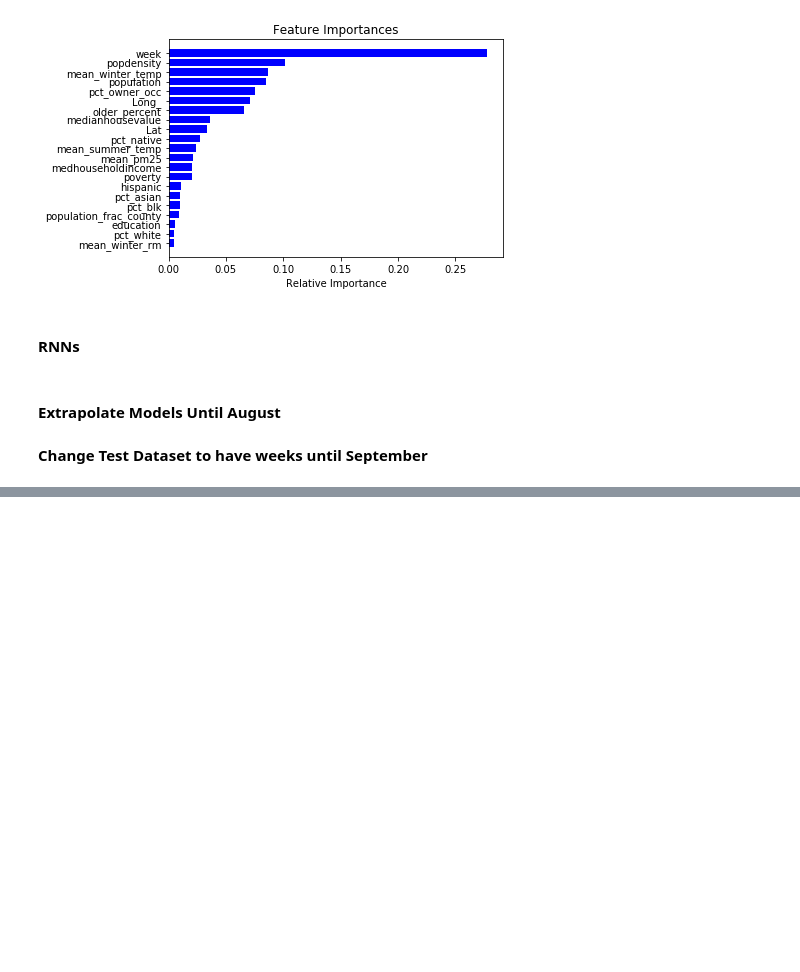
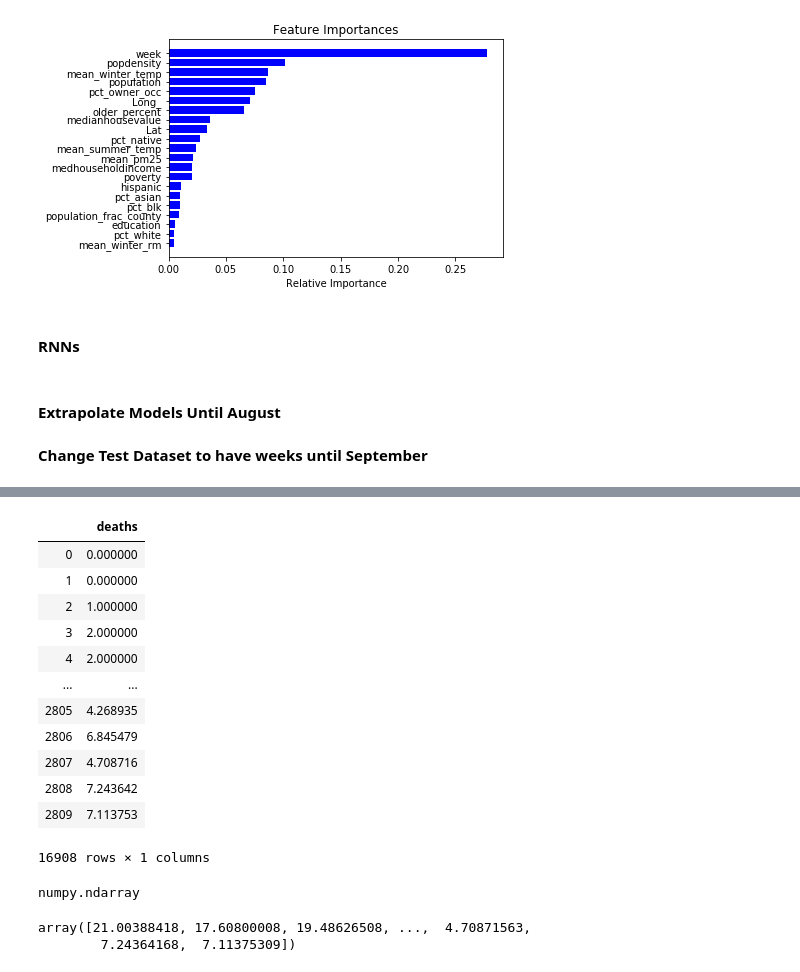
Before and after one commit to CS109b-Team37/Pollution-Prediction, a Jupyter notebook: analyses/prediction_models_ee.ipynb, the cells around one changed output, grey strips where cells are left out. Saved outputs shown, nothing was run; the diff lists cells and outputs as text; code cells hidden in the pictures; blank space fills up the shorter version.

```diff
--- a/analyses/prediction_models_ee.ipynb
+++ b/analyses/prediction_models_ee.ipynb
@@ -382,0 +456,25 @@ extrapolation_df['week']=range(18,41)
+# %%
+y_train_simple.append(mydf)
+# %% [output]
+|  | deaths |
+| 0 | 0.000000 |
+| 1 | 0.000000 |
+| 2 | 1.000000 |
+| 3 | 2.000000 |
+| 4 | 2.000000 |
+| ... | ... |
+| 2805 | 4.268935 |
+| 2806 | 6.845479 |
+| 2807 | 4.708716 |
+| 2808 | 7.243642 |
+| 2809 | 7.113753 |
+16908 rows × 1 columns
+# %%
+type(temp_y_preds)
+# %% [output]
+numpy.ndarray
+# %%
+temp_y_preds.reshape(-1)
+# %% [output]
+array([21.00388418, 17.60800008, 19.48626508, ...,  4.70871563,
+        7.24364168,  7.11375309])
```
Also changed, not shown: parts of 16 cells of this notebook.
